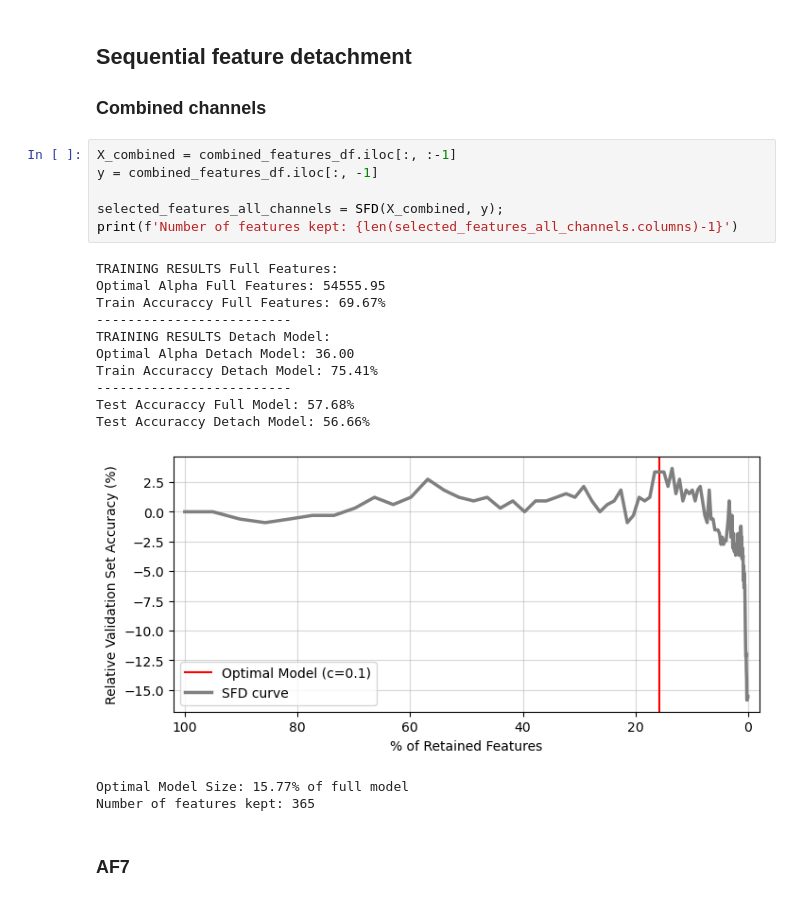
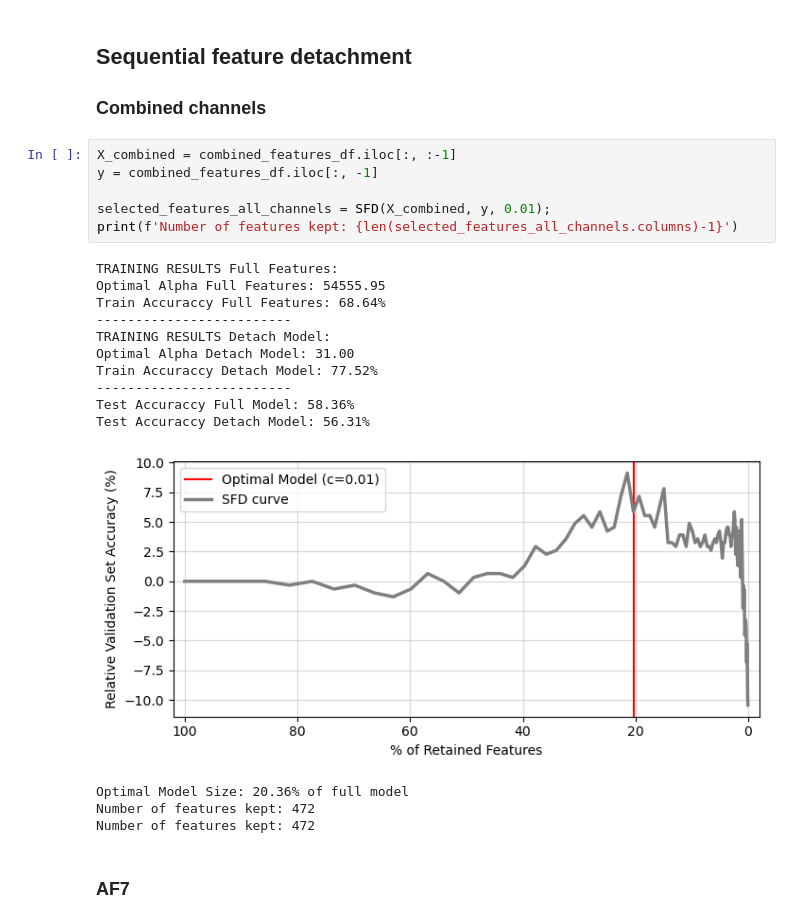
Before and after one commit to henrisuurorg/measure-attention-eeg, a Jupyter notebook: training/multi_channel_pipeline-Copy1.ipynb, the cells around one changed output. Cells and saved outputs as stored; diff of their text form.

```diff
--- a/training/multi_channel_pipeline-Copy1.ipynb
+++ b/training/multi_channel_pipeline-Copy1.ipynb
@@ -132,23 +132,24 @@ combined_features_df = pd.concat([features_t1, features_t2, features_t3], ignore
 # %%
 X_combined = combined_features_df.iloc[:, :-1]
 y = combined_features_df.iloc[:, -1]
 
-selected_features_all_channels = SFD(X_combined, y);
+selected_features_all_channels = SFD(X_combined, y, 0.01);
 print(f'Number of features kept: {len(selected_features_all_channels.columns)-1}')
 # %% [output]
 TRAINING RESULTS Full Features:
 Optimal Alpha Full Features: 54555.95
-Train Accuraccy Full Features: 69.67%
+Train Accuraccy Full Features: 68.64%
 -------------------------
 TRAINING RESULTS Detach Model:
-Optimal Alpha Detach Model: 36.00
-Train Accuraccy Detach Model: 75.41%
+Optimal Alpha Detach Model: 31.00
+Train Accuraccy Detach Model: 77.52%
 -------------------------
-Test Accuraccy Full Model: 57.68%
-Test Accuraccy Detach Model: 56.66%
+Test Accuraccy Full Model: 58.36%
+Test Accuraccy Detach Model: 56.31%
-[figure, old version]
+[figure, new version]
-Optimal Model Size: 15.77% of full model
-Number of features kept: 365
+Optimal Model Size: 20.36% of full model
+Number of features kept: 472
+Number of features kept: 472
 # %% [markdown]
 ### AF7
 # %%
```
Also changed, not shown: parts of 12 cells of this notebook, 40 other files.
